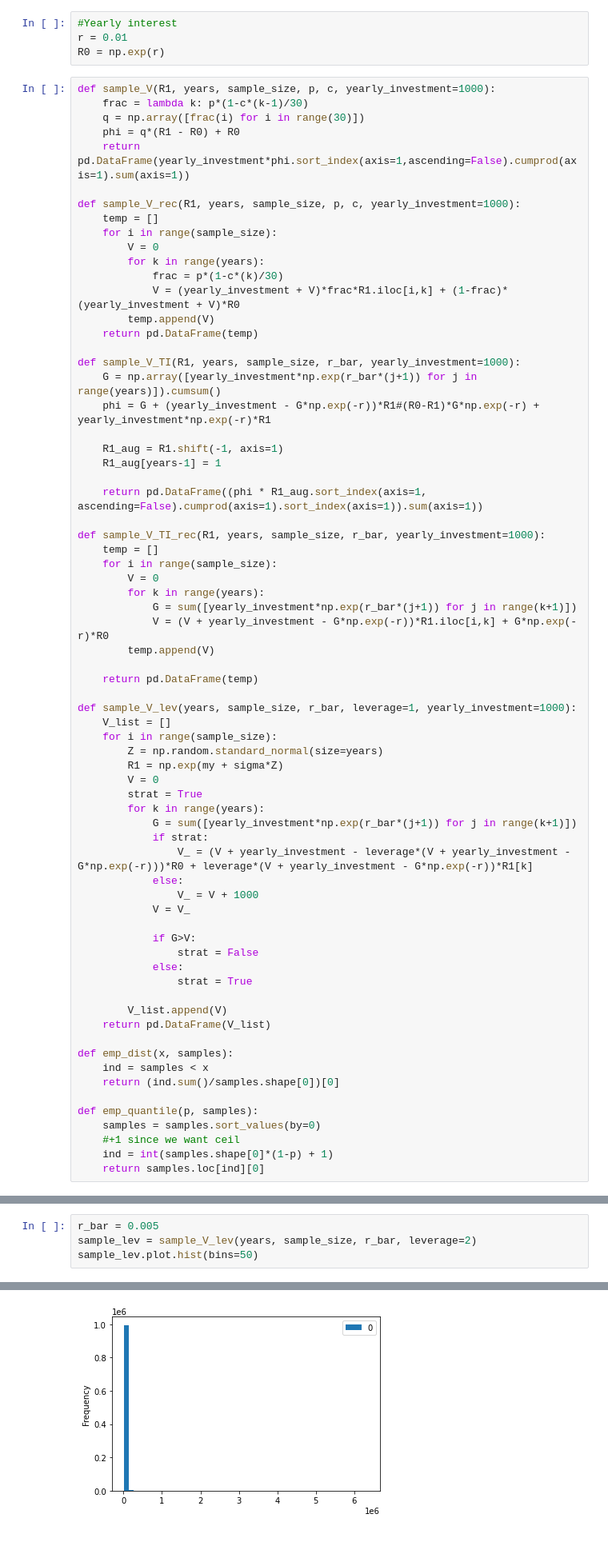
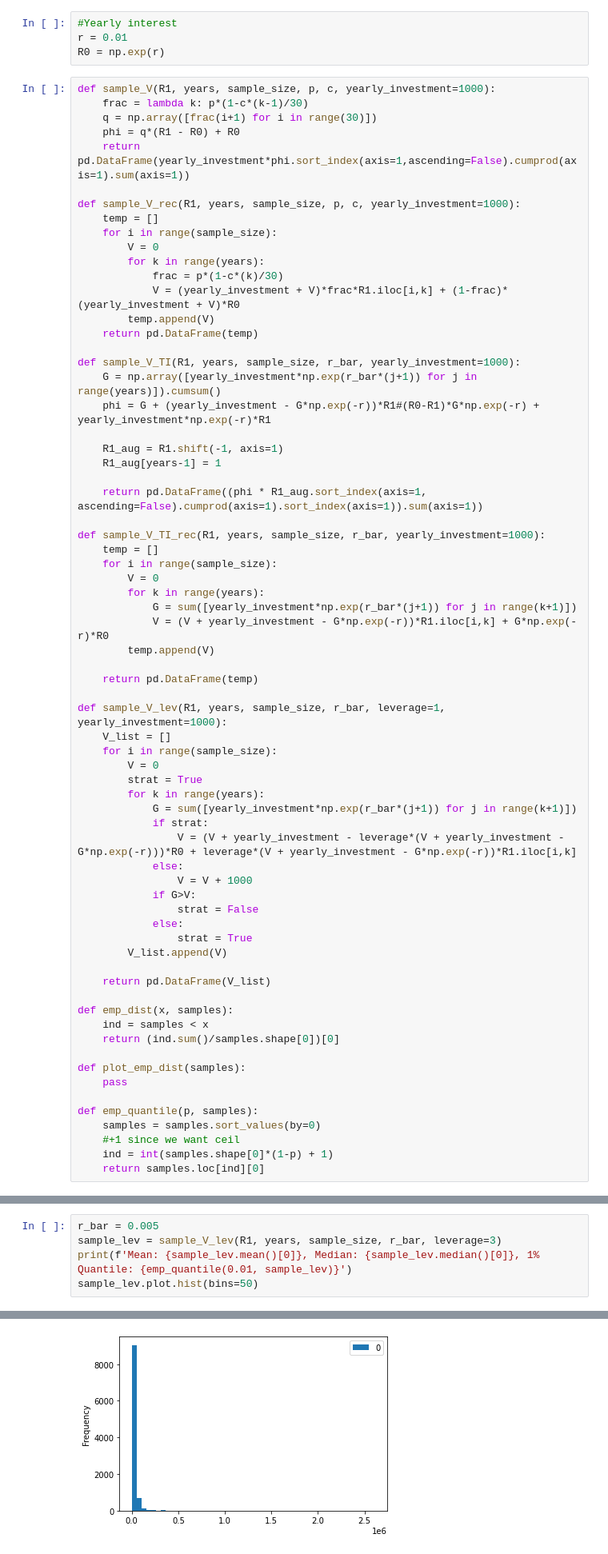
Before and after one commit to taariqnazar/Risk_management, a Jupyter notebook: HW2.ipynb, the cells around one changed output, grey strips where cells are left out. Shown at 80% size. Cells and saved outputs as stored; diff of their text form.

```diff
--- a/HW2.ipynb
+++ b/HW2.ipynb
@@ -9,7 +10,7 @@ R0 = np.exp(r)
 # %%
 def sample_V(R1, years, sample_size, p, c, yearly_investment=1000):
     frac = lambda k: p*(1-c*(k-1)/30)
-    q = np.array([frac(i) for i in range(30)])
+    q = np.array([frac(i+1) for i in range(30)])
     phi = q*(R1 - R0) + R0
     return pd.DataFrame(yearly_investment*phi.sort_index(axis=1,ascending=False).cumprod(axis=1).sum(axis=1))
 
@@ -43,33 +44,32 @@ def sample_V_TI_rec(R1, years, sample_size, r_bar, yearly_investment=1000):
 
     return pd.DataFrame(temp)
 
-def sample_V_lev(years, sample_size, r_bar, leverage=1, yearly_investment=1000):
+def sample_V_lev(R1, years, sample_size, r_bar, leverage=1, yearly_investment=1000):
     V_list = []
     for i in range(sample_size):
-        Z = np.random.standard_normal(size=years)
-        R1 = np.exp(my + sigma*Z)
         V = 0
         strat = True
         for k in range(years):
             G = sum([yearly_investment*np.exp(r_bar*(j+1)) for j in range(k+1)])
             if strat:
-                V_ = (V + yearly_investment - leverage*(V + yearly_investment - G*np.exp(-r)))*R0 + leverage*(V + yearly_investment - G*np.exp(-r))*R1[k]
+                V = (V + yearly_investment - leverage*(V + yearly_investment - G*np.exp(-r)))*R0 + leverage*(V + yearly_investment - G*np.exp(-r))*R1.iloc[i,k]
             else:
-                V_ = V + 1000
-            V = V_
-
+                V = V + 1000
             if G>V:
                 strat = False
             else:
                 strat = True
+        V_list.append(V)
 
-        V_list.append(V)
     return pd.DataFrame(V_list)
 
 def emp_dist(x, samples):
     ind = samples < x
     return (ind.sum()/samples.shape[0])[0]
 
+def plot_emp_dist(samples):
+    pass
+
 def emp_quantile(p, samples):
     samples = samples.sort_values(by=0)
     #+1 since we want ceil
@@ -113,5 +158,6 @@ V_30_TI_rec.plot.hist(bins=50)
 # %%
 r_bar = 0.005
-sample_lev = sample_V_lev(years, sample_size, r_bar, leverage=2)
+sample_lev = sample_V_lev(R1, years, sample_size, r_bar, leverage=3)
+print(f'Mean: {sample_lev.mean()[0]}, Median: {sample_lev.median()[0]}, 1% Quantile: {emp_quantile(0.01, sample_lev)}')
 sample_lev.plot.hist(bins=50)
 # %% [output]
@@ -119 +166 @@ sample_lev.plot.hist(bins=50)
-[figure, old version]
+[figure, new version]
```
Also changed, not shown: parts of 17 cells of this notebook, 1 other file.
